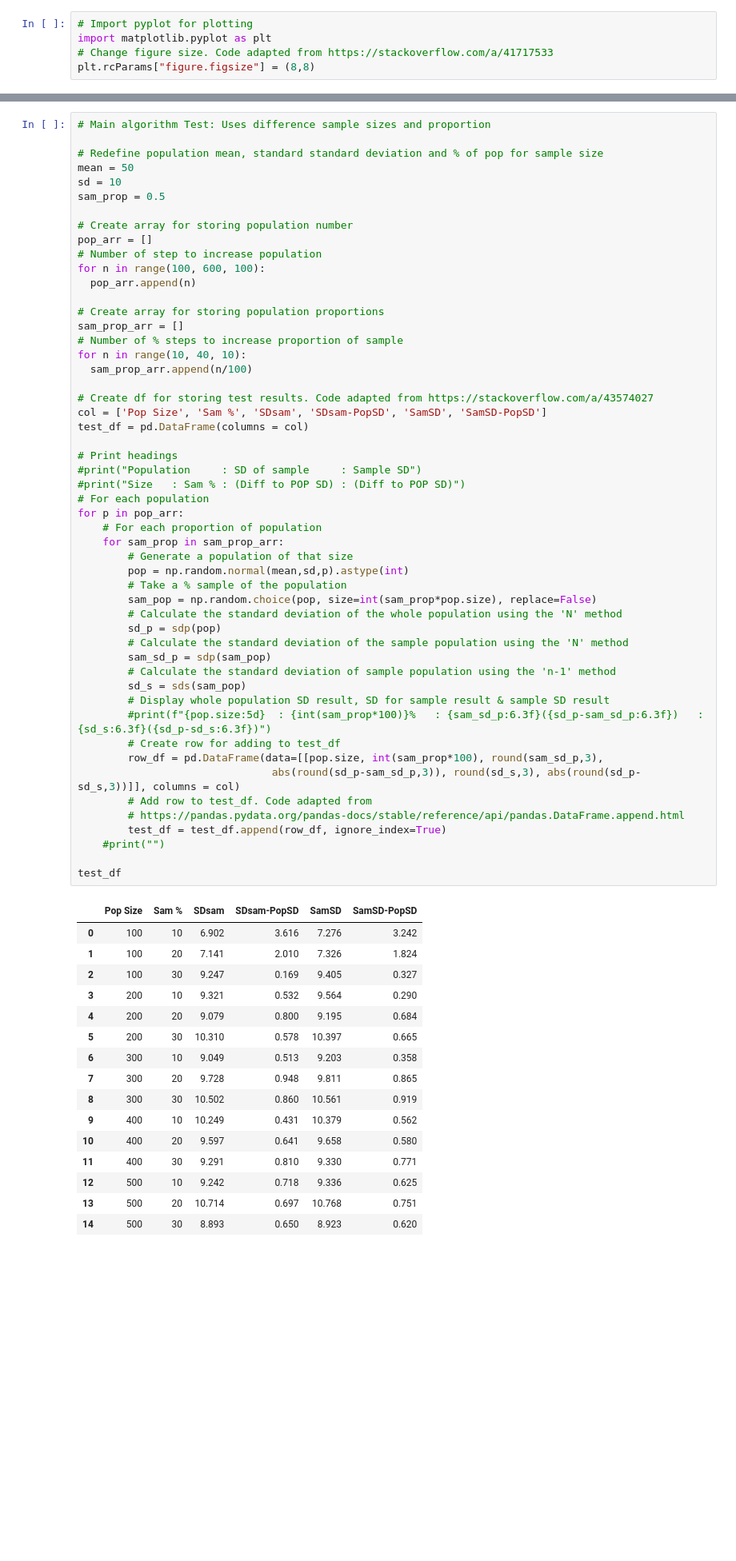
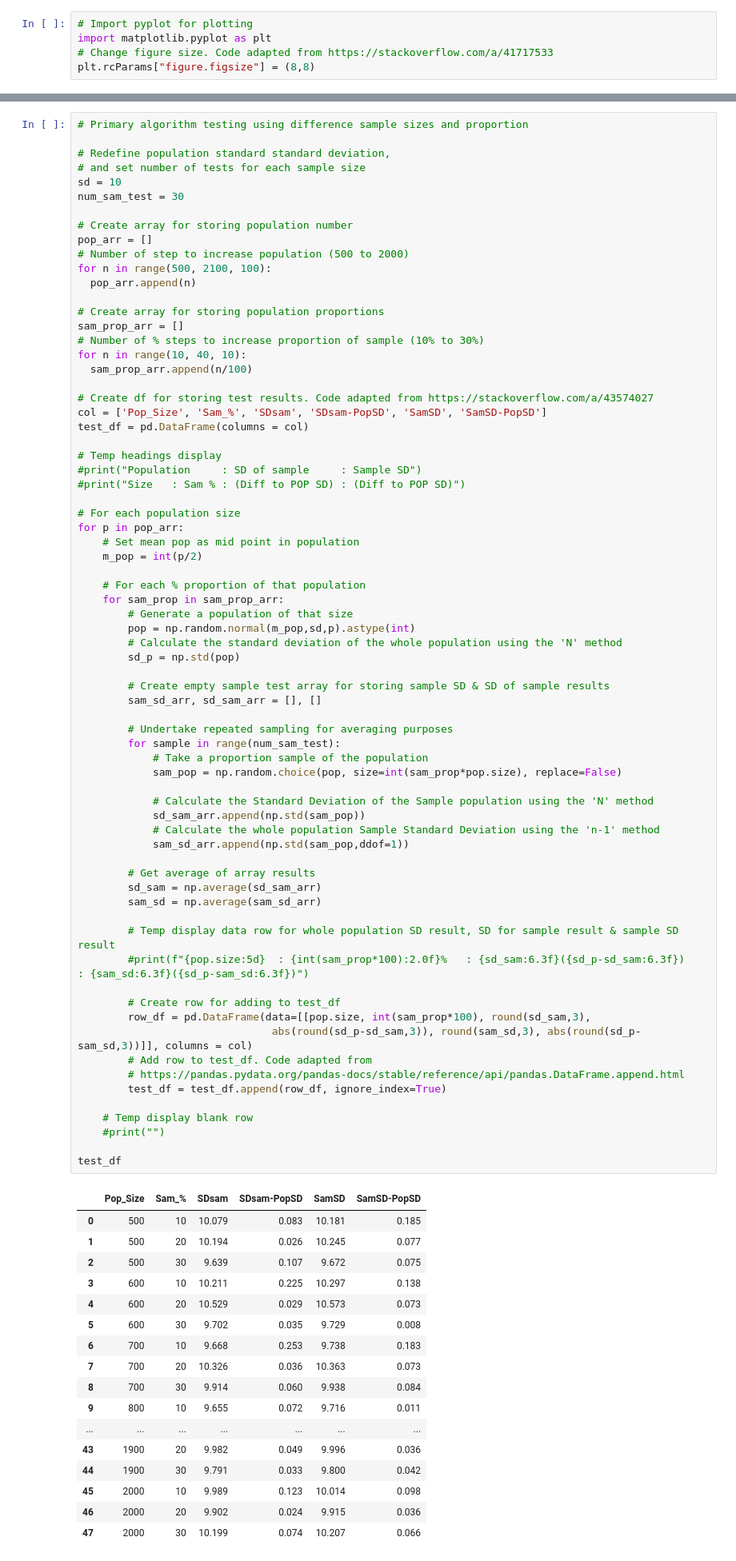
Before and after one commit to markcot/MachLearnTasks, a Jupyter notebook: Tasks.ipynb, the cells around one changed output, grey strips where cells are left out. Shown at 80% size. Drawn from its saved outputs; the diff is of its cells as text; blank space fills up the shorter version.

```diff
--- a/Tasks.ipynb
+++ b/Tasks.ipynb
@@ -718,70 +727,90 @@ Sample SD 10.173
 # %%
-# Main algorithm Test: Uses difference sample sizes and proportion
+# Primary algorithm testing using difference sample sizes and proportion
 
-# Redefine population mean, standard standard deviation and % of pop for sample size
-mean = 50
+# Redefine population standard standard deviation,
+# and set number of tests for each sample size
 sd = 10
-sam_prop = 0.5
+num_sam_test = 30
 
 # Create array for storing population number
 pop_arr = []
-# Number of step to increase population
-for n in range(100, 600, 100):
+# Number of step to increase population (500 to 2000)
+for n in range(500, 2100, 100):
   pop_arr.append(n)
 
 # Create array for storing population proportions
 sam_prop_arr = []
-# Number of % steps to increase proportion of sample
+# Number of % steps to increase proportion of sample (10% to 30%)
 for n in range(10, 40, 10):
   sam_prop_arr.append(n/100)
 
 # Create df for storing test results. Code adapted from https://stackoverflow.com/a/43574027
-col = ['Pop Size', 'Sam %', 'SDsam', 'SDsam-PopSD', 'SamSD', 'SamSD-PopSD']
+col = ['Pop_Size', 'Sam_%', 'SDsam', 'SDsam-PopSD', 'SamSD', 'SamSD-PopSD']
 test_df = pd.DataFrame(columns = col)
 
-# Print headings
+# Temp headings display
 #print("Population     : SD of sample     : Sample SD")
 #print("Size   : Sam % : (Diff to POP SD) : (Diff to POP SD)")
-# For each population
+
+# For each population size
 for p in pop_arr:
-    # For each proportion of population
+    # Set mean pop as mid point in population
+    m_pop = int(p/2)
+
+    # For each % proportion of that population
     for sam_prop in sam_prop_arr:
         # Generate a population of that size
-        pop = np.random.normal(mean,sd,p).astype(int)
-        # Take a % sample of the population
-        sam_pop = np.random.choice(pop, size=int(sam_prop*pop.size), replace=False)
+        pop = np.random.normal(m_pop,sd,p).astype(int)
         # Calculate the standard deviation of the whole population using the 'N' method
-        sd_p = sdp(pop)
-        # Calculate the standard deviation of the sample population using the 'N' method
-        sam_sd_p = sdp(sam_pop)
-        # Calculate the standard deviation of sample population using the 'n-1' method
-        sd_s = sds(sam_pop)
-        # Display whole population SD result, SD for sample result & sample SD result
-        #print(f"{pop.size:5d}  : {int(sam_prop*100)}%   : {sam_sd_p:6.3f}({sd_p-sam_sd_p:6.3f})   : {sd_s:6.3f}({sd_p-sd_s:6.3f})")
+        sd_p = np.std(pop)
+
+        # Create empty sample test array for storing sample SD & SD of sample results
+        sam_sd_arr, sd_sam_arr = [], []
+
+        # Undertake repeated sampling for averaging purposes
+        for sample in range(num_sam_test):
+            # Take a proportion sample of the population
+            sam_pop = np.random.choice(pop, size=int(sam_prop*pop.size), replace=False)
+
+            # Calculate the Standard Deviation of the Sample population using the 'N' method
+            sd_sam_arr.append(np.std(sam_pop))
+            # Calculate the whole population Sample Standard Deviation using the 'n-1' method
+            sam_sd_arr.append(np.std(sam_pop,ddof=1))
+
+        # Get average of array results
+        sd_sam = np.average(sd_sam_arr)
+        sam_sd = np.average(sam_sd_arr)
+
+        # Temp display data row for whole population SD result, SD for sample result & sample SD result
+        #print(f"{pop.size:5d}  : {int(sam_prop*100):2.0f}%   : {sd_sam:6.3f}({sd_p-sd_sam:6.3f})   : {sam_sd:6.3f}({sd_p-sam_sd:6.3f})")
+
         # Create row for adding to test_df
-        row_df = pd.DataFrame(data=[[pop.size, int(sam_prop*100), round(sam_sd_p,3),
-                               abs(round(sd_p-sam_sd_p,3)), round(sd_s,3), abs(round(sd_p-sd_s,3))]], columns = col)
+        row_df = pd.DataFrame(data=[[pop.size, int(sam_prop*100), round(sd_sam,3),
+                               abs(round(sd_p-sd_sam,3)), round(sam_sd,3), abs(round(sd_p-sam_sd,3))]], columns = col)
         # Add row to test_df. Code adapted from
         # https://pandas.pydata.org/pandas-docs/stable/reference/api/pandas.DataFrame.append.html
         test_df = test_df.append(row_df, ignore_index=True)
+
+    # Temp display blank row
     #print("")
 
 test_df
 # %% [output]
-|  | Pop Size | Sam % | SDsam | SDsam-PopSD | SamSD | SamSD-PopSD |
-| 0 | 100 | 10 | 6.902 | 3.616 | 7.276 | 3.242 |
-| 1 | 100 | 20 | 7.141 | 2.010 | 7.326 | 1.824 |
-| 2 | 100 | 30 | 9.247 | 0.169 | 9.405 | 0.327 |
-| 3 | 200 | 10 | 9.321 | 0.532 | 9.564 | 0.290 |
-| 4 | 200 | 20 | 9.079 | 0.800 | 9.195 | 0.684 |
-| 5 | 200 | 30 | 10.310 | 0.578 | 10.397 | 0.665 |
-| 6 | 300 | 10 | 9.049 | 0.513 | 9.203 | 0.358 |
-| 7 | 300 | 20 | 9.728 | 0.948 | 9.811 | 0.865 |
-| 8 | 300 | 30 | 10.502 | 0.860 | 10.561 | 0.919 |
-| 9 | 400 | 10 | 10.249 | 0.431 | 10.379 | 0.562 |
-| 10 | 400 | 20 | 9.597 | 0.641 | 9.658 | 0.580 |
-| 11 | 400 | 30 | 9.291 | 0.810 | 9.330 | 0.771 |
-| 12 | 500 | 10 | 9.242 | 0.718 | 9.336 | 0.625 |
-| 13 | 500 | 20 | 10.714 | 0.697 | 10.768 | 0.751 |
-| 14 | 500 | 30 | 8.893 | 0.650 | 8.923 | 0.620 |
+|  | Pop_Size | Sam_% | SDsam | SDsam-PopSD | SamSD | SamSD-PopSD |
+| 0 | 500 | 10 | 10.079 | 0.083 | 10.181 | 0.185 |
+| 1 | 500 | 20 | 10.194 | 0.026 | 10.245 | 0.077 |
+| 2 | 500 | 30 | 9.639 | 0.107 | 9.672 | 0.075 |
+| 3 | 600 | 10 | 10.211 | 0.225 | 10.297 | 0.138 |
+| 4 | 600 | 20 | 10.529 | 0.029 | 10.573 | 0.073 |
+| 5 | 600 | 30 | 9.702 | 0.035 | 9.729 | 0.008 |
+| 6 | 700 | 10 | 9.668 | 0.253 | 9.738 | 0.183 |
+| 7 | 700 | 20 | 10.326 | 0.036 | 10.363 | 0.073 |
+| 8 | 700 | 30 | 9.914 | 0.060 | 9.938 | 0.084 |
+| 9 | 800 | 10 | 9.655 | 0.072 | 9.716 | 0.011 |
+| ... | ... | ... | ... | ... | ... | ... |
+| 43 | 1900 | 20 | 9.982 | 0.049 | 9.996 | 0.036 |
+| 44 | 1900 | 30 | 9.791 | 0.033 | 9.800 | 0.042 |
+| 45 | 2000 | 10 | 9.989 | 0.123 | 10.014 | 0.098 |
+| 46 | 2000 | 20 | 9.902 | 0.024 | 9.915 | 0.036 |
+| 47 | 2000 | 30 | 10.199 | 0.074 | 10.207 | 0.066 |
 # %%
```
Also changed, not shown: parts of 14 cells of this notebook.
